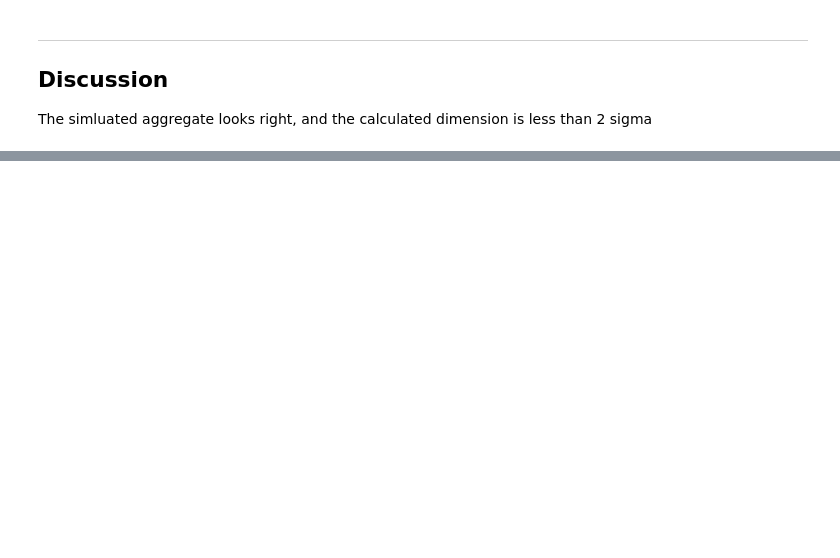
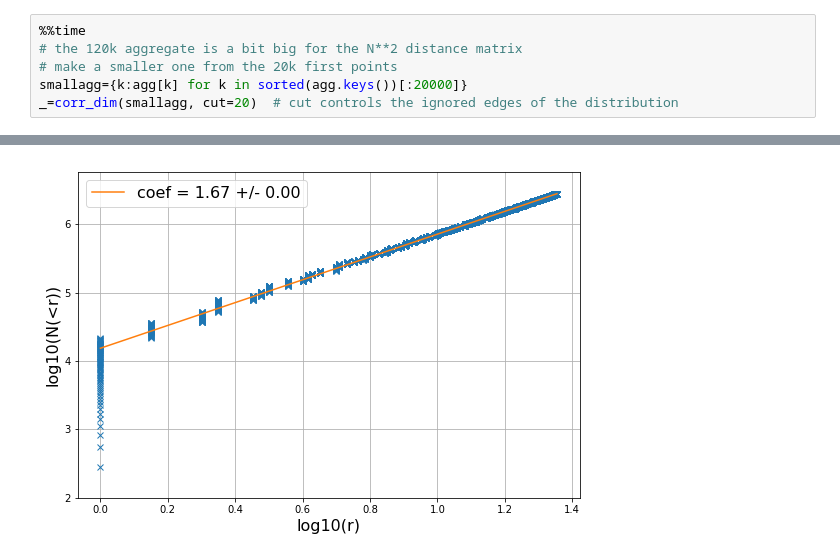
Before and after one commit to riblidezso/dla_sim, a Jupyter notebook: dla_sim.ipynb, the cells around one changed output, grey strips where cells are left out. Cells and saved outputs as stored; diff of their text form; blank space fills up the shorter version.

```diff
--- a/dla_sim.ipynb
+++ b/dla_sim.ipynb
@@ -164,6 +182,7 @@ Wall time: 5min 2s
-# %% [markdown]
----
-
-## Discussion
-
-The simluated aggregate looks right, and the calculated dimension is less than 2 sigma
+# %%
+%%time
+# the 120k aggregate is a bit big for the N**2 distance matrix
+# make a smaller one from the 20k first points
+smallagg={k:agg[k] for k in sorted(agg.keys())[:20000]}
+_=corr_dim(smallagg, cut=20)  # cut controls the ignored edges of the distribution
+# %% [output]
@@ -169,0 +191 @@ The simluated aggregate looks right, and the calculated dimension is less than 2
+[figure, added]
```
Also changed, not shown: parts of 28 cells of this notebook, 2 other files.
